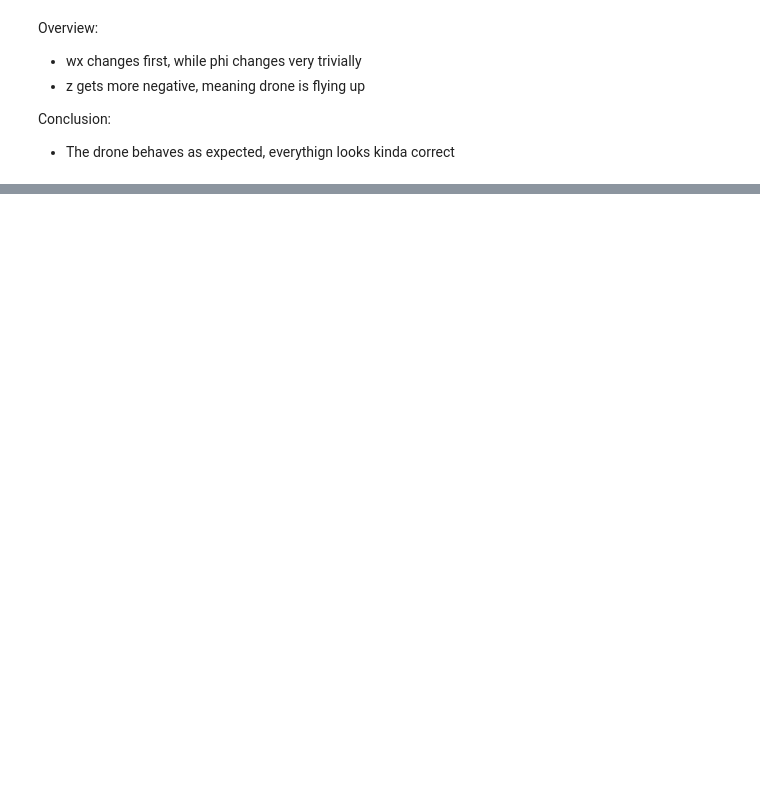
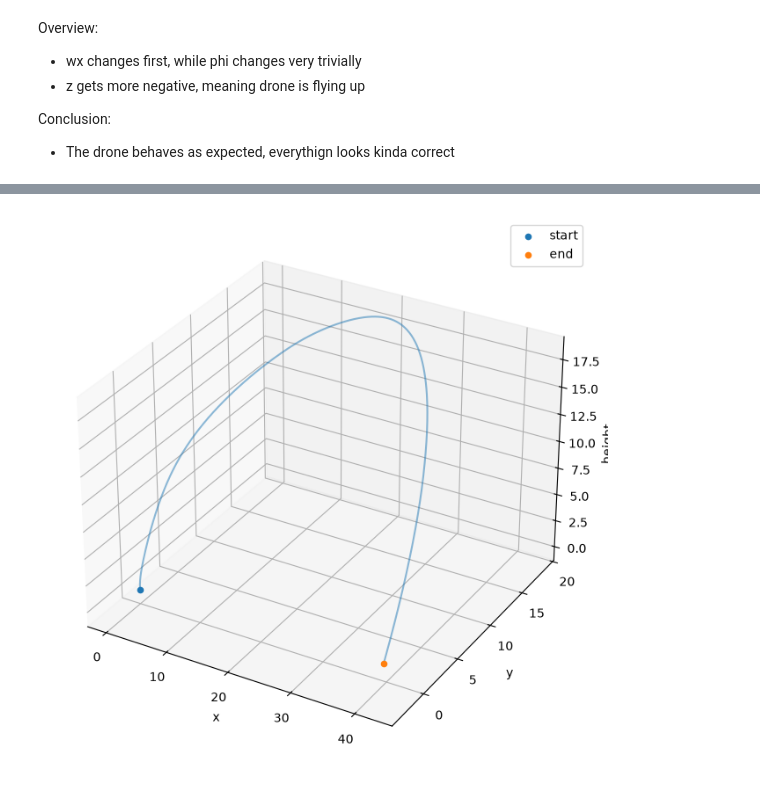
Before and after one commit to RuseaDev/Quadcopter-Simulator, a Jupyter notebook: RK4_testing.ipynb, the cells around one changed output, grey strips where cells are left out. Saved outputs shown, nothing was run; the diff lists cells and outputs as text; code cells hidden in the pictures; blank space fills up the shorter version.

```diff
--- a/RK4_testing.ipynb
+++ b/RK4_testing.ipynb
@@ -97,0 +220,25 @@ Conclusion:
+# %%
+fig = plt.figure(figsize=(8, 8))
+ax = fig.add_subplot (projection = '3d')
+ax.plot (df['x'], df['y'], height, alpha = 0.5)
+ax.scatter (
+    df['x'].iloc[0],
+    df['y'].iloc[0],
+    height.iloc[0],
+    label = 'start',
+)
+ax.scatter (
+    df['x'].iloc[-1],
+    df['y'].iloc[-1],
+    height.iloc[-1],
+    label = 'end'
+)
+
+ax.set_xlabel('x')
+ax.set_ylabel('y')
+ax.set_zlabel('height')
+ax.legend()
+
+plt.show()
+# %% [output]
+[figure, added]
```
Also changed, not shown: parts of 10 cells of this notebook.
